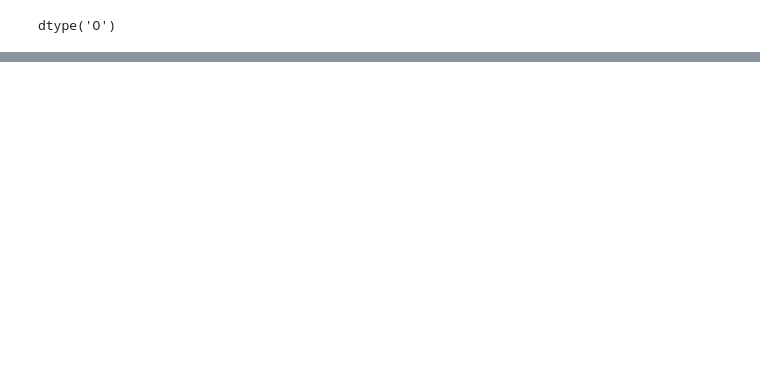
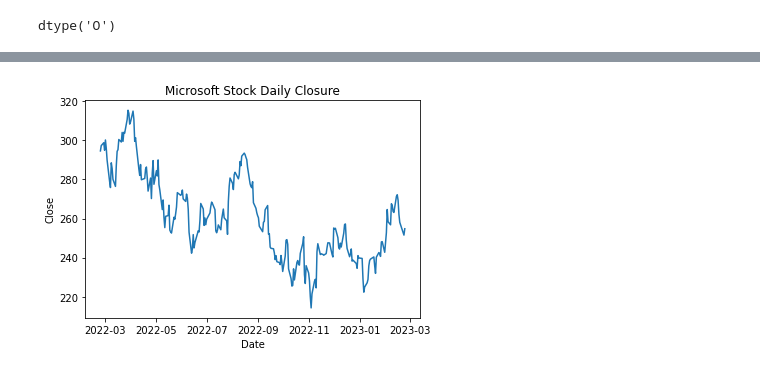
Before and after one commit to ortizfram/Microsoft_Stock_Forecasting_with_LSTMs, a Jupyter notebook: Microsoft_Stock_Forecasting_with_LSTMs.ipynb, the cells around one changed output, grey strips where cells are left out. Cells and saved outputs as stored; diff of their text form; code cells hidden in the pictures; blank space fills up the shorter version.

Commit message:
plotting daily clousure raw

```diff
--- a/Microsoft_Stock_Forecasting_with_LSTMs.ipynb
+++ b/Microsoft_Stock_Forecasting_with_LSTMs.ipynb
@@ -94,0 +95,11 @@ df.head()
+# %%
+# Plotting daily clousure raw
+import matplotlib.pyplot as plt
+
+plt.plot(df.index, df["Close"])
+plt.title("Microsoft Stock Daily Closure")
+plt.xlabel("Date")
+plt.ylabel("Close")
+plt.show()
+# %% [output]
+[figure, added]
```
Also changed, not shown: parts of 5 cells of this notebook.
